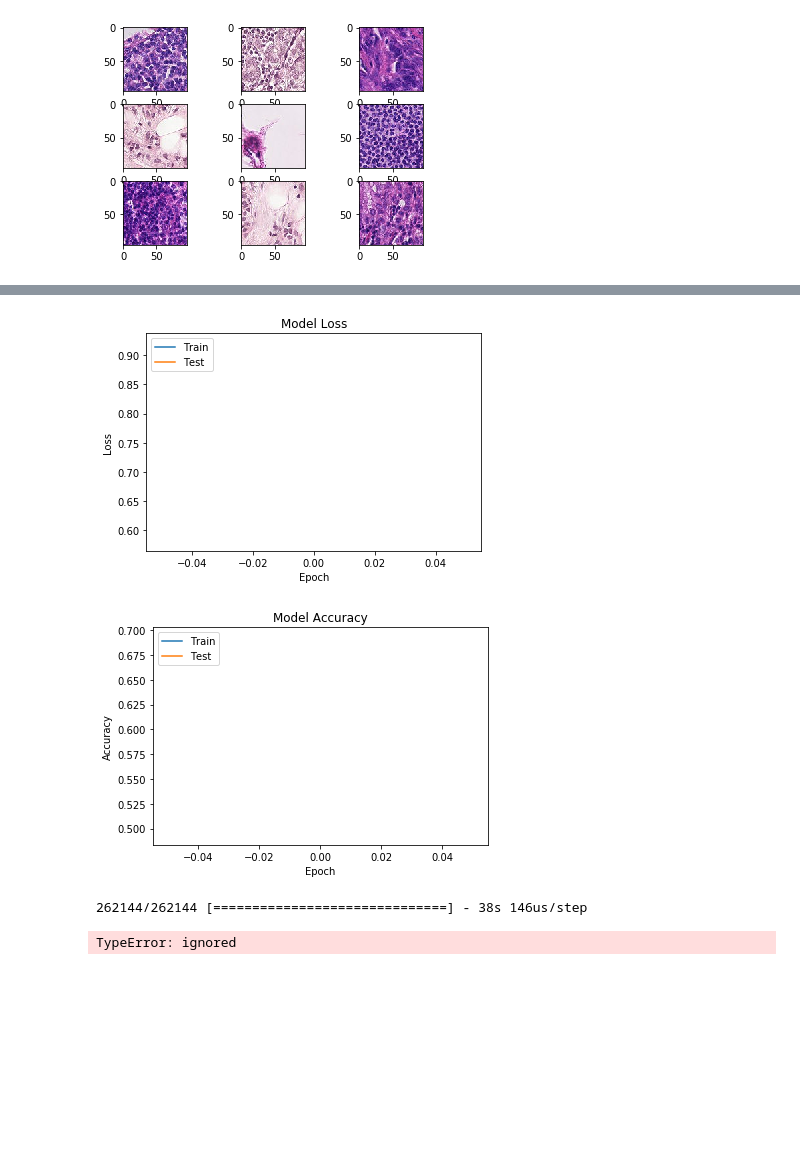
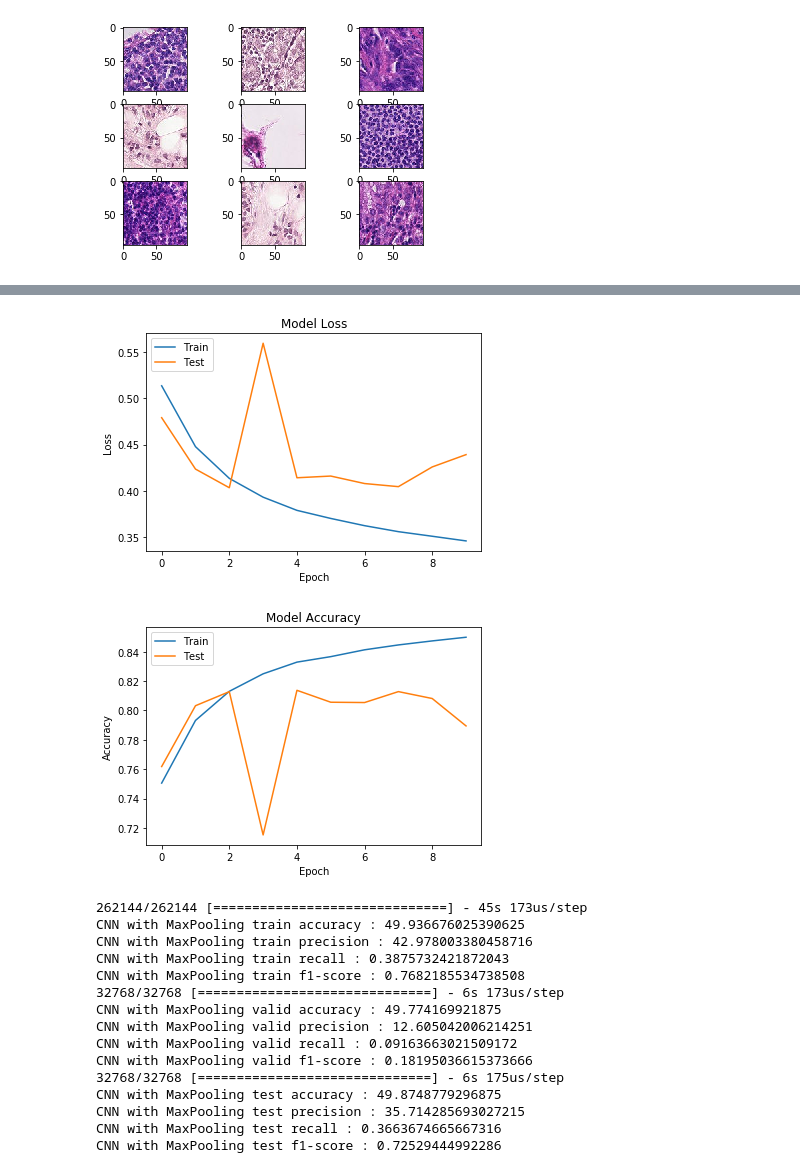
Before and after one commit to allnes/pcam_train, a Jupyter notebook: pcam_cnn_maxpooling.ipynb, the cells around one changed output, grey strips where cells are left out. Cells and saved outputs as stored; diff of their text form; code cells hidden in the pictures; blank space fills up the shorter version.

```diff
--- a/pcam_cnn_maxpooling.ipynb
+++ b/pcam_cnn_maxpooling.ipynb
@@ -139,7 +135,7 @@ def plot_metrics(code_metrics, name_metrics):
 
 def show_metrics(list_metrics, name_stage, name_model):
     name_metrics = ['accuracy', 'precision', 'recall', 'f1-score']
-    for i in range(len(list_metrics - 1)):
+    for i in range(4):
         print(name_model + ' ' + name_stage + ' ' +
               name_metrics[i] + ' : ' + str(list_metrics[i + 1] * 100))
 # %%
@@ -149,13 +145,13 @@ model = Sequential([
     Conv2D(32, (3, 3), activation='relu', input_shape=new_shape),
     MaxPooling2D((2, 2)),
     # --------------------------------------------------------------------#
-    # Conv2D(64, (3, 3), activation='relu'),
-    # MaxPooling2D((2, 2)),
+    Conv2D(64, (3, 3), activation='relu'),
+    MaxPooling2D((2, 2)),
     # --------------------------------------------------------------------#
-    # Conv2D(64, (3, 3), activation='relu'),
+    Conv2D(64, (3, 3), activation='relu'),
     Flatten(),
     # --------------------------------------------------------------------#
-    Dense(32, activation='relu'),
+    Dense(64, activation='relu'),
     # --------------------------------------------------------------------#
     Dense(10, activation='relu'),
     # --------------------------------------------------------------------#
@@ -179,7 +175,7 @@ y_valid = np.array(y_valid)
 y_valid = y_valid.reshape((y_valid.shape[0], 1))
 
 y_test = np.array(y_test)
-y_valid = y_test.reshape((y_test.shape[0], 1))
+y_test = y_test.reshape((y_test.shape[0], 1))
 
 datagen = ImageDataGenerator(
               preprocessing_function=lambda x: x/255.,
@@ -188,11 +184,11 @@ datagen = ImageDataGenerator(
               horizontal_flip=True,  # randomly flip images
               vertical_flip=True)    # randomly flip images
 
-batch_size = 64
+batch_size = 32
 history = model.fit_generator(
     datagen.flow(x_train, y_train, batch_size=batch_size),
     steps_per_epoch=len(x_train) // batch_size,
-    epochs=1,
+    epochs=10,
     shuffle='batch',
     use_multiprocessing=True,
     validation_data=datagen.flow(x_valid, y_valid, batch_size=batch_size)
@@ -225,4 +221,17 @@ Epoch 1/1
-[figure, old version]
+[figure, new version]
-[figure, old version]
+[figure, new version]
-262144/262144 [==============================] - 38s 146us/step
+262144/262144 [==============================] - 45s 173us/step
+CNN with MaxPooling train accuracy : 49.936676025390625
+CNN with MaxPooling train precision : 42.978003380458716
+CNN with MaxPooling train recall : 0.3875732421872043
+CNN with MaxPooling train f1-score : 0.7682185534738508
+32768/32768 [==============================] - 6s 173us/step
+CNN with MaxPooling valid accuracy : 49.774169921875
+CNN with MaxPooling valid precision : 12.605042006214251
+CNN with MaxPooling valid recall : 0.09163663021509172
+CNN with MaxPooling valid f1-score : 0.18195036615373666
+32768/32768 [==============================] - 6s 175us/step
+CNN with MaxPooling test accuracy : 49.8748779296875
+CNN with MaxPooling test precision : 35.714285693027215
+CNN with MaxPooling test recall : 0.3663674665667316
+CNN with MaxPooling test f1-score : 0.72529444992286
-TypeError: ignored
```
Also changed, not shown: parts of 4 cells of this notebook.
